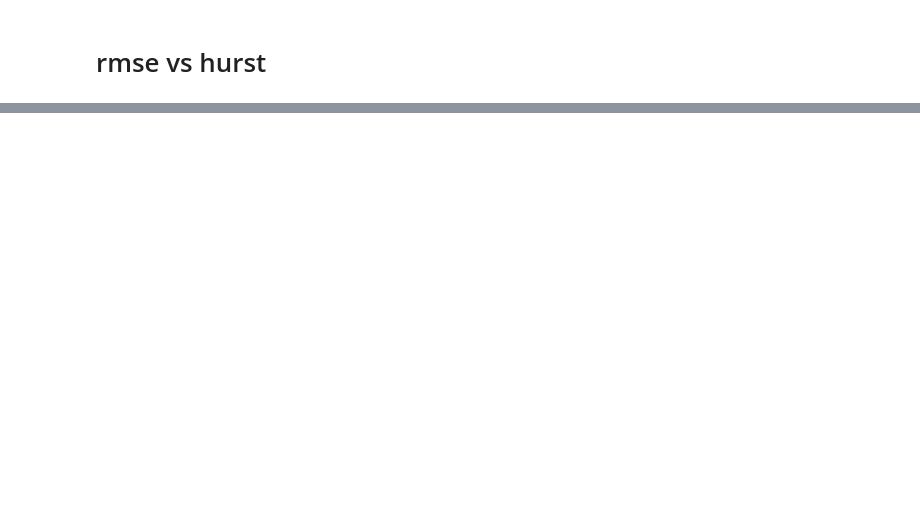
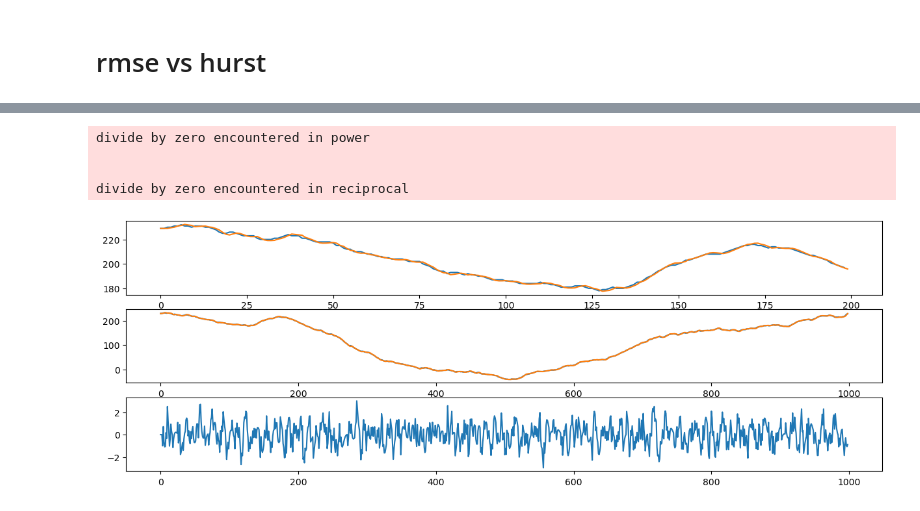
Before and after one commit to Shamaich1337/NMOT, a Jupyter notebook: notebooks/kalman_debug.ipynb, the cells around one changed output, grey strips where cells are left out. Cells and saved outputs as stored; diff of their text form; code cells hidden in the pictures; blank space fills up the shorter version.

```diff
--- a/notebooks/kalman_debug.ipynb
+++ b/notebooks/kalman_debug.ipynb
@@ -36,7 +37,7 @@ def gen_traj(frame_num: int, ants_num: int, frame_shape: tuple, margin:int = 10,
 
     return trajectories
 # %%
-class KalmanPredictor():
+class KalmanPredictorCV():
     def __init__(self):
         self.kf_states = {}
 
@@ -78,7 +79,7 @@ traj = gen_traj(frame_num=10000,
                 hurst_species = 0.5,
                 start_point = None)
 # %%
-kp = KalmanPredictor()
+kp = KalmanPredictorCV()
 kf_dict = {}
 for tid in range(traj.shape[1]):
     kf_dict[tid] = kp._init_kf(traj[0, tid])
@@ -139,7 +133,7 @@ for hurst in np.arange(0.1, 2.0, 0.1):
                     hurst_move = hurst,
                     hurst_species = 0.5,
                     start_point = None)
-    kp = KalmanPredictor()
+    kp = KalmanPredictorCV()
     kf_dict = {}
     for tid in range(traj.shape[1]):
         kf_dict[tid] = kp._init_kf(traj[0, tid])
@@ -186,0 +342,34 @@ plt.savefig('../data/artifacts/kalman_cv_vs_fgn_H_value.svg')
+# %%
+hurst_dict_cv = {}
+for hurst in np.arange(0.1, 2.0, 0.1):
+    np.random.seed(42)
+    traj = gen_traj(frame_num=1000,
+                    ants_num=300,
+                    frame_shape=(500, 500),
+                    margin = -10,
+                    hurst_move = hurst,
+                    hurst_species = 0.5,
+                    start_point = None)
+    kp = KalmanPredictorCV()
+    kf_dict = {}
+    for tid in range(traj.shape[1]):
+        kf_dict[tid] = kp._init_kf(traj[0, tid])
+
+    from collections import defaultdict
+    predictions = defaultdict(list)
+    for tid in range(traj.shape[1]):
+
+        kf = kf_dict[tid]
+        for detections in traj[1:, tid, :]:
+            x_pred, y_pred, _, _ = kf.predict()
+            kf.correct(np.array([[np.float32(detections[0])], [np.float32(detections[1])]], np.float32))
+            predictions[tid].append([*x_pred, *y_pred])
+
+    kalman_preds = np.stack(list(predictions.values())).transpose((1,0,2))
+    rmse = np.mean(np.sqrt(np.mean((traj[1:]-kalman_preds)**2, axis=0)), axis=1)
+    hurst_dict_cv[hurst.round(1)] = rmse
+# %% [output]
+divide by zero encountered in power
+
+
+divide by zero encountered in reciprocal
@@ -186,0 +378,39 @@ plt.savefig('../data/artifacts/kalman_cv_vs_fgn_H_value.svg')
+# %%
+hurst = 1.0
+traj = gen_traj(frame_num=1000,
+                ants_num=1,
+                frame_shape=(500, 500),
+                margin = -10,
+                hurst_move = hurst,
+                hurst_species = 0.5,
+                start_point = None)
+kp = KalmanPredictorCV()
+kf_dict = {}
+for tid in range(traj.shape[1]):
+    kf_dict[tid] = kp._init_kf(traj[0, tid])
+
+
+predictions = defaultdict(list)
+for tid in range(traj.shape[1]):
+
+    kf = kf_dict[tid]
+    for detections in traj[1:, tid, :]:
+        x_pred, y_pred, _, _ = kf.predict()
+        kf.correct(np.array([[np.float32(detections[0])], [np.float32(detections[1])]], np.float32))
+        predictions[tid].append([*x_pred, *y_pred])
+
+kalman_preds = np.stack(list(predictions.values())).transpose((1,0,2))
+rmse = np.mean(np.sqrt(np.mean((traj[1:]-kalman_preds)**2, axis=0)), axis=1)
+
+fig, axes = plt.subplots(nrows=3)
+axes = axes.flatten()
+fig.set_size_inches((15, 5))
+axes[0].plot(traj[1:200,0,0], label=f'fBm H:{hurst}')
+axes[0].plot(kalman_preds[:200,0,0], label=f'fBm H:{hurst}')
+axes[1].plot(traj[1:,0,0])
+axes[1].plot(kalman_preds[:,0,0])
+axes[2].plot(traj[1:,0,1]-kalman_preds[:,0,1])
+
+plt.show()
+# %% [output]
+[figure, added]
```
Also changed, not shown: parts of 42 cells of this notebook, 5 other files.
